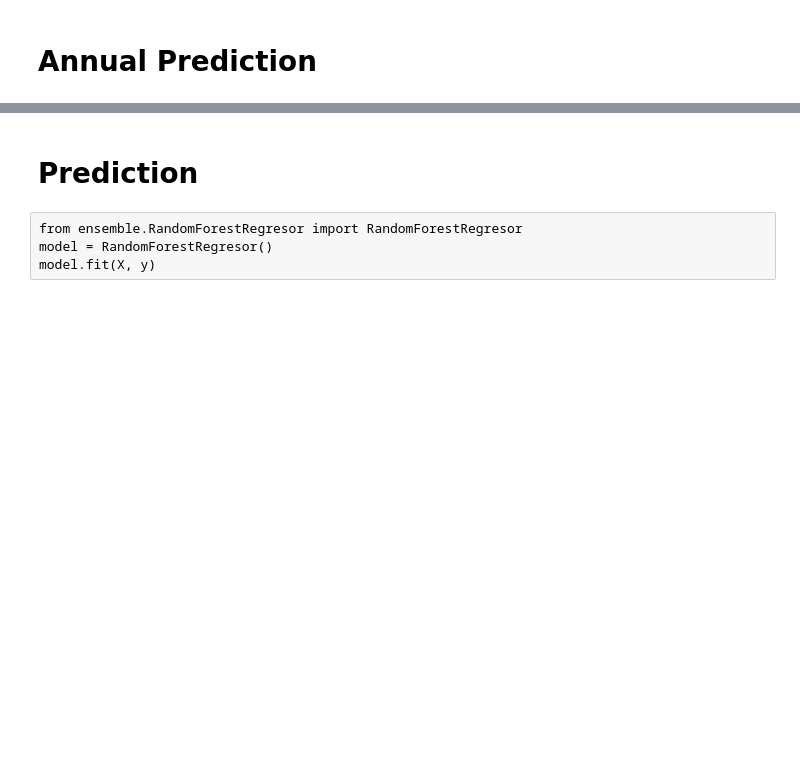
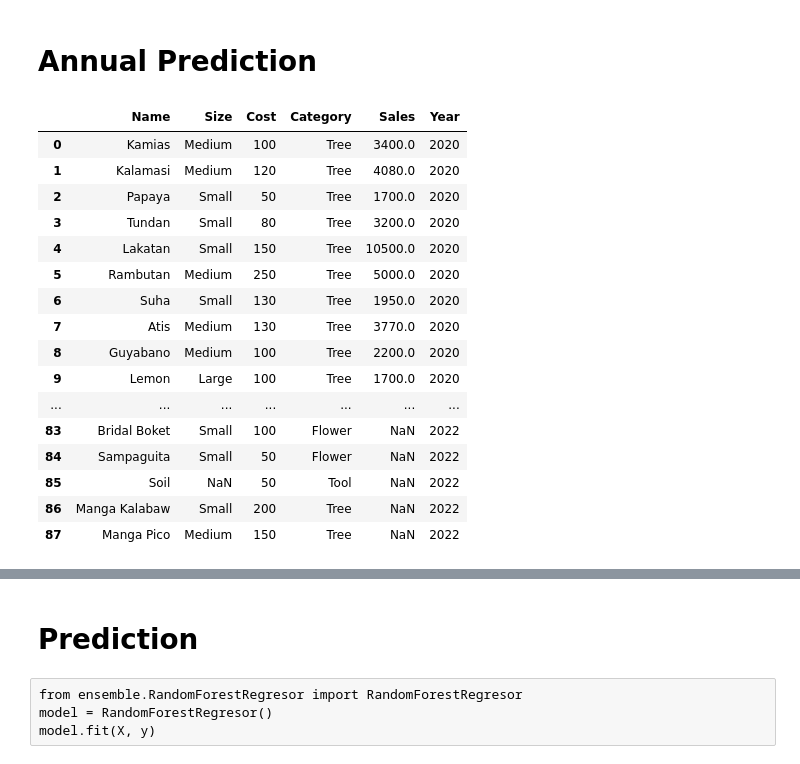
Before and after one commit to ilustrados/libispred2, a Jupyter notebook: libisprediction.ipynb, the cells around one changed output, grey strips where cells are left out. Drawn from its saved outputs; the diff is of its cells as text; code cells hidden in the pictures; blank space fills up the shorter version.

```diff
--- a/libisprediction.ipynb
+++ b/libisprediction.ipynb
@@ -23,7 +23,26 @@ test_len = len(test)
 # %%
 df = pd.concat([train2, train1, test], axis=0)
 pd.set_option('display.max_rows', df.shape[0]+1)
 df.reset_index(drop=True, inplace=True)
+df
+# %% [output]
+|  | Name | Size | Cost | Category | Sales | Year |
+| 0 | Kamias | Medium | 100 | Tree | 3400.0 | 2020 |
+| 1 | Kalamasi | Medium | 120 | Tree | 4080.0 | 2020 |
+| 2 | Papaya | Small | 50 | Tree | 1700.0 | 2020 |
+| 3 | Tundan | Small | 80 | Tree | 3200.0 | 2020 |
+| 4 | Lakatan | Small | 150 | Tree | 10500.0 | 2020 |
+| 5 | Rambutan | Medium | 250 | Tree | 5000.0 | 2020 |
+| 6 | Suha | Small | 130 | Tree | 1950.0 | 2020 |
+| 7 | Atis | Medium | 130 | Tree | 3770.0 | 2020 |
+| 8 | Guyabano | Medium | 100 | Tree | 2200.0 | 2020 |
+| 9 | Lemon | Large | 100 | Tree | 1700.0 | 2020 |
+| ... | ... | ... | ... | ... | ... | ... |
+| 83 | Bridal Boket | Small | 100 | Flower | NaN | 2022 |
+| 84 | Sampaguita | Small | 50 | Flower | NaN | 2022 |
+| 85 | Soil | NaN | 50 | Tool | NaN | 2022 |
+| 86 | Manga Kalabaw | Small | 200 | Tree | NaN | 2022 |
+| 87 | Manga Pico | Medium | 150 | Tree | NaN | 2022 |
 # %%
 %%capture
 print(len(train2), len(train1), len(test), len(df))
```
Also changed, not shown: parts of 6 cells of this notebook.
